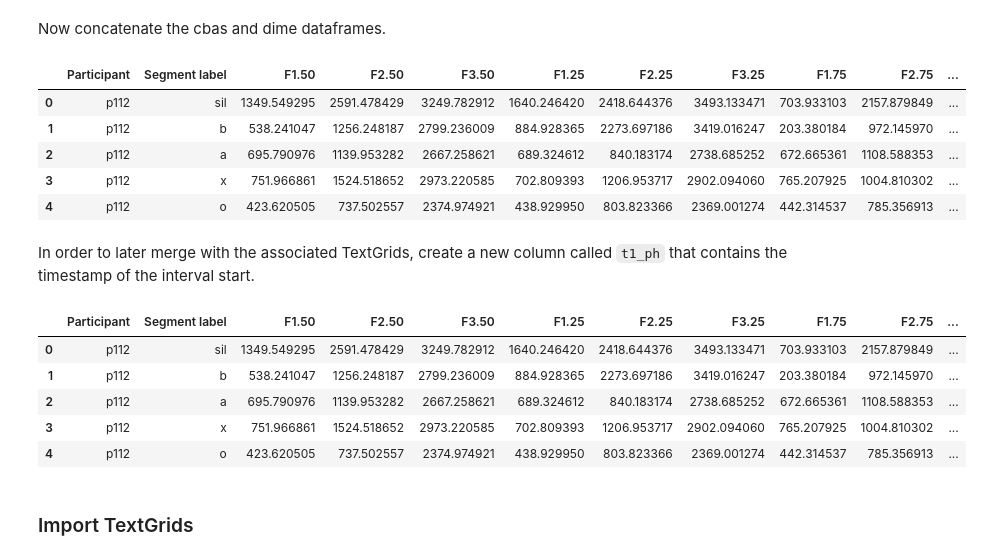
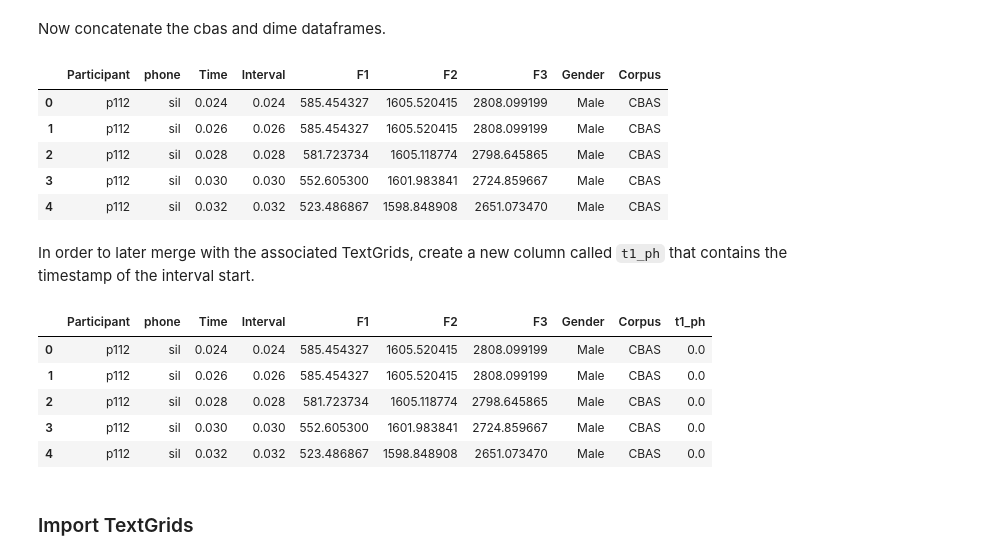
Before and after one commit to anniehelms/Bay_Area_Spanish, a Jupyter notebook: 10_contour_tg.ipynb, the cells around one changed output. Cells and saved outputs as stored; diff of their text form; code cells hidden in the pictures.

```diff
--- a/10_contour_tg.ipynb
+++ b/10_contour_tg.ipynb
@@ -13,13 +13,15 @@ First import DIME data and add new columns for gender and corpus.
 # %%
 # import dime female
 dime_fem_con = pd.read_csv("data/dime_female_contour.txt", sep = "\t")
-dime_fem_con = dime_fem_con.rename(columns = {"Filename": "Participant"})
+dime_fem_con = dime_fem_con.rename(columns = {"Filename": "Participant",
+                                              "F3 ": "F3"})
 dime_fem_con["Gender"] = "Female"
 dime_fem_con["Corpus"] = "DIMEx100"
 
 # import dime male
 dime_male_con = pd.read_csv("data/dime_male_contour.txt", sep = "\t")
-dime_male_con = dime_male_con.rename(columns = {"Filename": "Participant"})
+dime_male_con = dime_male_con.rename(columns = {"Filename": "Participant",
+                                                "F3 ": "F3"})
 dime_male_con["Gender"] = "Male"
 dime_male_con["Corpus"] = "DIMEx100"
 
@@ -33,17 +35,31 @@ dime.head()
 | 2 | s00101 | e | 0.073 | 0.006 | 2093.470176063631 | 2624.4602179635285 | 3465.2342299564493 | Male | DIMEx100 |
 | 3 | s00101 | e | 0.075 | 0.008 | 2092.8983190444064 | 2624.915013385506 | 3464.842208657209 | Male | DIMEx100 |
 | 4 | s00101 | e | 0.077 | 0.010 | 2092.326462025182 | 2625.3698088074834 | 3464.450187357969 | Male | DIMEx100 |
+# %%
+dime = dime[dime["F1"]!="--undefined--"]
+dime = dime[dime["F2"]!="--undefined--"]
+dime = dime[dime["F3"]!="--undefined--"]
+
+dime["F1"] = dime["F1"].astype(float)
+dime["F2"] = dime["F2"].astype(float)
+dime["F3"] = dime["F3"].astype(float)
 # %% [markdown]
 Now do the same with the CBAS corpus.
 # %%
 # import cbas female
 cbas_fem = pd.read_csv("data/cbas_female_contour.txt", sep = "\t")
+cbas_fem = cbas_fem[cbas_fem["F1"]!="--undefined--"]
+cbas_fem = cbas_fem[cbas_fem["F2"]!="--undefined--"]
+cbas_fem = cbas_fem[cbas_fem["F3"]!="--undefined--"]
 cbas_fem = cbas_fem.rename(columns = {"Filename": "Participant"})
 cbas_fem["Gender"] = "Female"
 cbas_fem["Corpus"] = "CBAS"
 
 # import cbas male
-cbas_male = pd.read_csv("data/cbas_male_contour.txt", sep = "\t")
+cbas_male = pd.read_csv("data/cbas_male_contour.txt",sep = "\t")
+cbas_male = cbas_male[cbas_male["F1"]!="--undefined--"]
+cbas_male = cbas_male[cbas_male["F2"]!="--undefined--"]
+cbas_male = cbas_male[cbas_male["F3"]!="--undefined--"]
 cbas_male = cbas_male.rename(columns = {"Filename": "Participant"})
 cbas_male["Gender"] = "Male"
 cbas_male["Corpus"] = "CBAS"
@@ -60,0 +77,4 @@ cbas.head()
+# %%
+cbas["F1"] = cbas["F1"].astype(float)
+cbas["F2"] = cbas["F2"].astype(float)
+cbas["F3"] = cbas["F3"].astype(float)
@@ -65,24 +98,24 @@ Now concatenate the cbas and dime dataframes.
 formants = pd.concat([cbas, dime], ignore_index = True)
 formants.head()
 # %% [output]
-|  | Participant | Segment label | F1.50 | F2.50 | F3.50 | F1.25 | F2.25 | F3.25 | F1.75 | F2.75 | ... |
-| 0 | p112 | sil | 1349.549295 | 2591.478429 | 3249.782912 | 1640.246420 | 2418.644376 | 3493.133471 | 703.933103 | 2157.879849 | ... |
-| 1 | p112 | b | 538.241047 | 1256.248187 | 2799.236009 | 884.928365 | 2273.697186 | 3419.016247 | 203.380184 | 972.145970 | ... |
-| 2 | p112 | a | 695.790976 | 1139.953282 | 2667.258621 | 689.324612 | 840.183174 | 2738.685252 | 672.665361 | 1108.588353 | ... |
-| 3 | p112 | x | 751.966861 | 1524.518652 | 2973.220585 | 702.809393 | 1206.953717 | 2902.094060 | 765.207925 | 1004.810302 | ... |
-| 4 | p112 | o | 423.620505 | 737.502557 | 2374.974921 | 438.929950 | 803.823366 | 2369.001274 | 442.314537 | 785.356913 | ... |
+|  | Participant | phone | Time | Interval | F1 | F2 | F3 | Gender | Corpus |
+| 0 | p112 | sil | 0.024 | 0.024 | 585.454327 | 1605.520415 | 2808.099199 | Male | CBAS |
+| 1 | p112 | sil | 0.026 | 0.026 | 585.454327 | 1605.520415 | 2808.099199 | Male | CBAS |
+| 2 | p112 | sil | 0.028 | 0.028 | 581.723734 | 1605.118774 | 2798.645865 | Male | CBAS |
+| 3 | p112 | sil | 0.030 | 0.030 | 552.605300 | 1601.983841 | 2724.859667 | Male | CBAS |
+| 4 | p112 | sil | 0.032 | 0.032 | 523.486867 | 1598.848908 | 2651.073470 | Male | CBAS |
 # %% [markdown]
 In order to later merge with the associated TextGrids, create a new column called `t1_ph` that contains the timestamp of the interval start.
 # %%
-dime["t1_ph"] = dime["Time"]-dime["Interval"]
-dime.head()
+formants["t1_ph"] = formants["Time"]-formants["Interval"]
+formants.head()
 # %% [output]
-|  | Participant | Segment label | F1.50 | F2.50 | F3.50 | F1.25 | F2.25 | F3.25 | F1.75 | F2.75 | ... |
-| 0 | p112 | sil | 1349.549295 | 2591.478429 | 3249.782912 | 1640.246420 | 2418.644376 | 3493.133471 | 703.933103 | 2157.879849 | ... |
-| 1 | p112 | b | 538.241047 | 1256.248187 | 2799.236009 | 884.928365 | 2273.697186 | 3419.016247 | 203.380184 | 972.145970 | ... |
-| 2 | p112 | a | 695.790976 | 1139.953282 | 2667.258621 | 689.324612 | 840.183174 | 2738.685252 | 672.665361 | 1108.588353 | ... |
-| 3 | p112 | x | 751.966861 | 1524.518652 | 2973.220585 | 702.809393 | 1206.953717 | 2902.094060 | 765.207925 | 1004.810302 | ... |
-| 4 | p112 | o | 423.620505 | 737.502557 | 2374.974921 | 438.929950 | 803.823366 | 2369.001274 | 442.314537 | 785.356913 | ... |
+|  | Participant | phone | Time | Interval | F1 | F2 | F3 | Gender | Corpus | t1_ph |
+| 0 | p112 | sil | 0.024 | 0.024 | 585.454327 | 1605.520415 | 2808.099199 | Male | CBAS | 0.0 |
+| 1 | p112 | sil | 0.026 | 0.026 | 585.454327 | 1605.520415 | 2808.099199 | Male | CBAS | 0.0 |
+| 2 | p112 | sil | 0.028 | 0.028 | 581.723734 | 1605.118774 | 2798.645865 | Male | CBAS | 0.0 |
+| 3 | p112 | sil | 0.030 | 0.030 | 552.605300 | 1601.983841 | 2724.859667 | Male | CBAS | 0.0 |
+| 4 | p112 | sil | 0.032 | 0.032 | 523.486867 | 1598.848908 | 2651.073470 | Male | CBAS | 0.0 |
 # %% [markdown]
 ### Import TextGrids
 # %%
```
Also changed, not shown: parts of 20 cells of this notebook, 3 other files.
